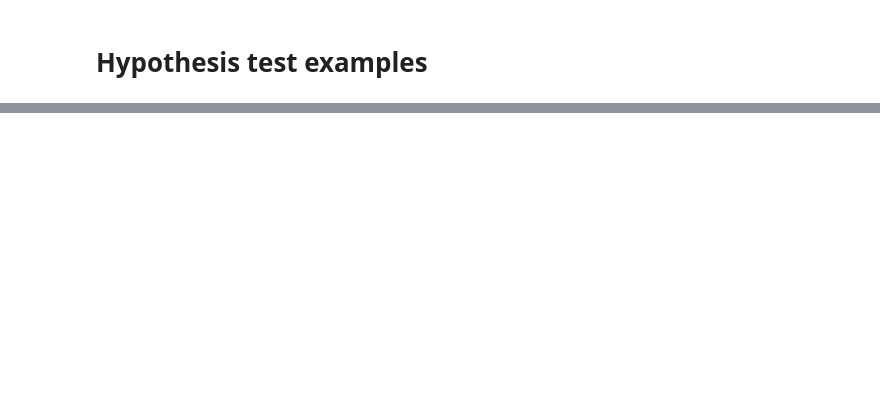
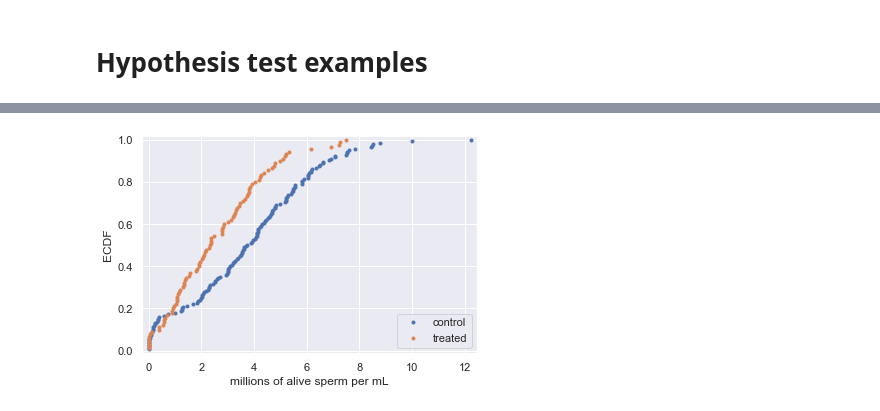
Before and after one commit to Yuleii/programming-notebook, a Jupyter notebook: statistical_thinking_in_python.ipynb, the cells around one changed output, grey strips where cells are left out. Saved outputs shown, nothing was run; the diff lists cells and outputs as text; code cells hidden in the pictures; blank space fills up the shorter version.

```diff
--- a/statistical_thinking_in_python.ipynb
+++ b/statistical_thinking_in_python.ipynb
@@ -1915,0 +2110,21 @@ p-value = 0.0043
+# %%
+# Compute x,y values for ECDFs
+x_control, y_control = ecdf(control)
+x_treated, y_treated = ecdf(treated)
+
+# Plot the ECDFs
+plt.plot(x_control, y_control, marker='.', linestyle='none')
+plt.plot(x_treated, y_treated, marker='.', linestyle='none')
+
+# Set the margins
+plt.margins(0.02)
+
+# Add a legend
+plt.legend(('control', 'treated'), loc='lower right')
+
+# Label axes and show plot
+plt.xlabel('millions of alive sperm per mL')
+plt.ylabel('ECDF')
+plt.show()
+# %% [output]
+[figure, added]
```
Also changed, not shown: parts of 48 cells of this notebook.
